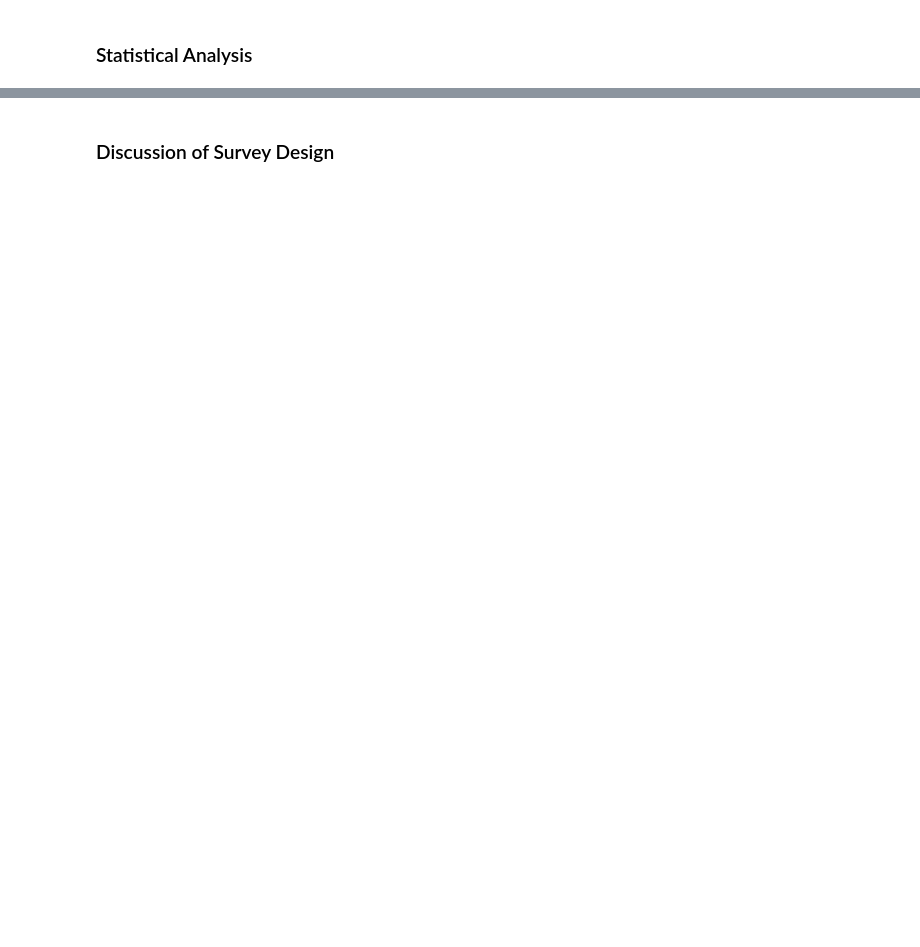
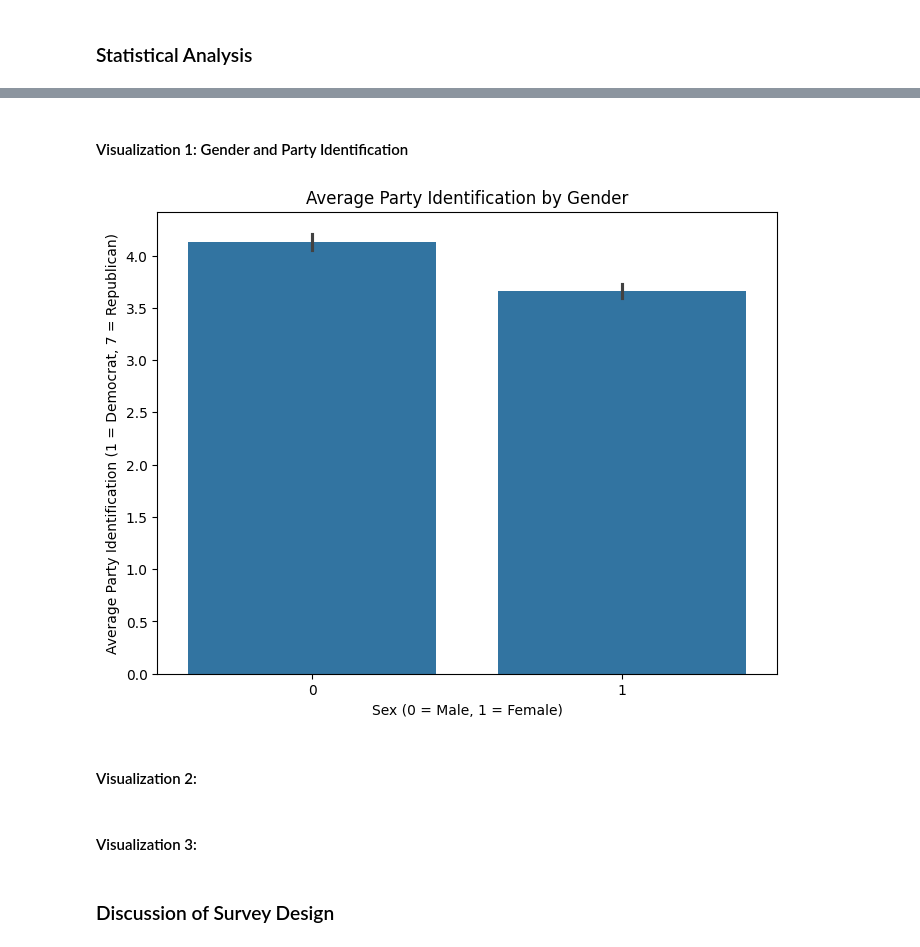
Before and after one commit to zejun-l/SI-313-Assignments, a Jupyter notebook: Survey Module Assignment.ipynb, the cells around one changed output, grey strips where cells are left out. Cells and saved outputs as stored; diff of their text form; code cells hidden in the pictures; blank space fills up the shorter version.

```diff
--- a/Survey Module Assignment.ipynb
+++ b/Survey Module Assignment.ipynb
@@ -148,0 +212,5 @@ With more resources, the study could improve representativeness by using stratif
+# %%
+# Create analysis dataframe
+model_df = df[["party_id7","female","education","race","wt_full_post"]].dropna()
+
+model_df.head()
@@ -153,2 +275,25 @@ With more resources, the study could improve representativeness by using stratif
+# %% [markdown]
+#### Visualization 1: Gender and Party Identification
+# %%
+plt.figure(figsize=(8,6))
+
+sns.barplot(
+    data=model_df,
+    x="female",
+    y="party_id7",
+    estimator=np.mean
+)
+
+plt.title("Average Party Identification by Gender")
+plt.xlabel("Sex (0 = Male, 1 = Female)")
+plt.ylabel("Average Party Identification (1 = Democrat, 7 = Republican)")
+
+plt.show()
+# %% [output]
+[figure, added]
+# %% [markdown]
+#### Visualization 2:
+# %% [markdown]
+#### Visualization 3:
 # %% [markdown]
 ### Discussion of Survey Design
```
Also changed, not shown: parts of 7 cells of this notebook.
